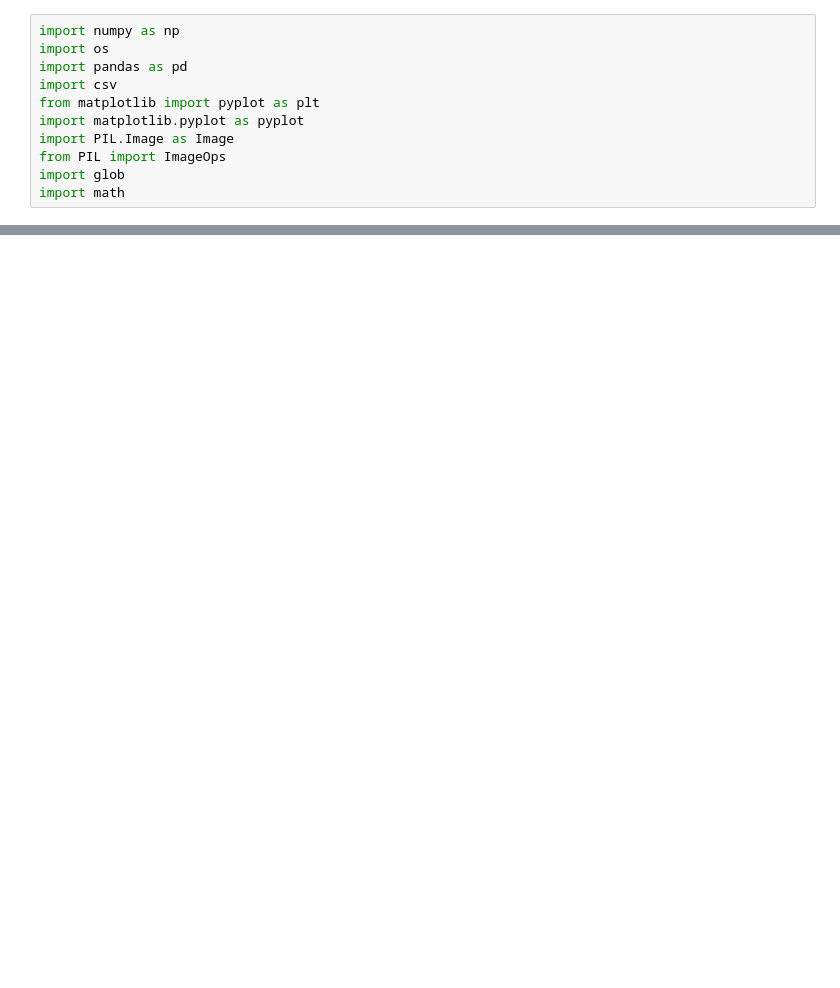
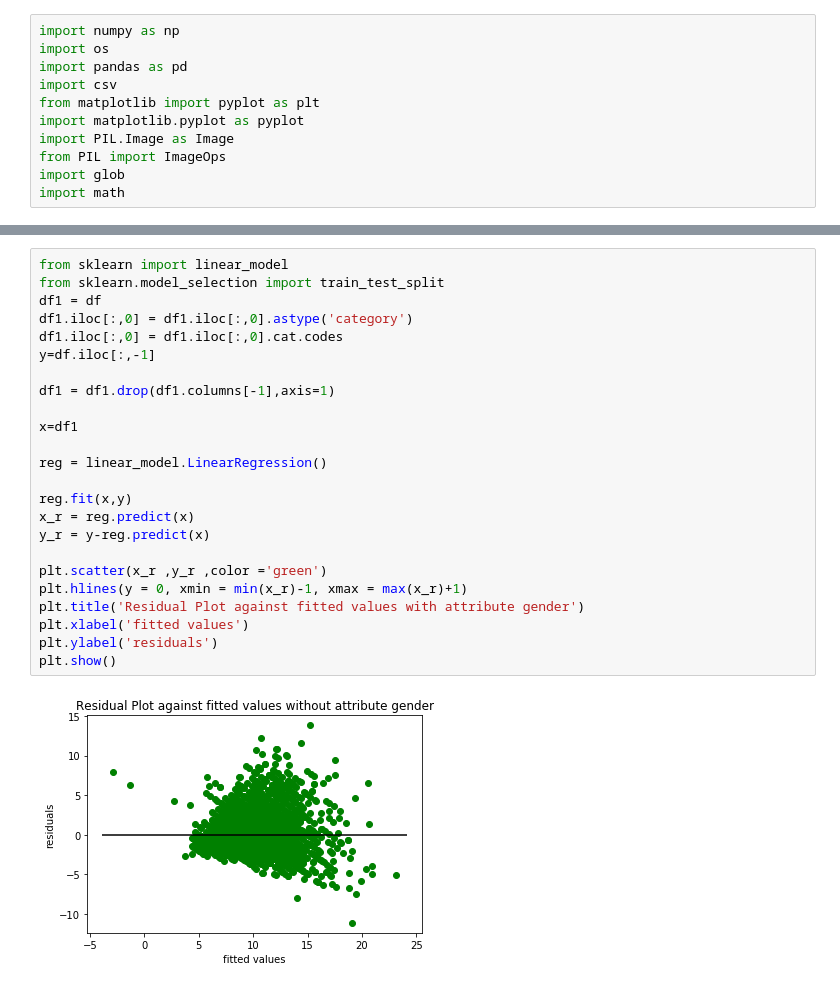
Before and after one commit to lpoon2/CS498-AML, a Jupyter notebook: hw5/hw5.3.ipynb, the cells around one changed output, grey strips where cells are left out. Drawn from its saved outputs; the diff is of its cells as text; blank space fills up the shorter version.

```diff
--- a/hw5/hw5.3.ipynb
+++ b/hw5/hw5.3.ipynb
@@ -38,0 +38,26 @@ plt.show()
+# %%
+from sklearn import linear_model
+from sklearn.model_selection import train_test_split
+df1 = df
+df1.iloc[:,0] = df1.iloc[:,0].astype('category')
+df1.iloc[:,0] = df1.iloc[:,0].cat.codes
+y=df.iloc[:,-1]
+
+df1 = df1.drop(df1.columns[-1],axis=1)
+
+x=df1
+
+reg = linear_model.LinearRegression()
+
+reg.fit(x,y)
+x_r = reg.predict(x)
+y_r = y-reg.predict(x)
+
+plt.scatter(x_r ,y_r ,color ='green')
+plt.hlines(y = 0, xmin = min(x_r)-1, xmax = max(x_r)+1)
+plt.title('Residual Plot against fitted values with attribute gender')
+plt.xlabel('fitted values')
+plt.ylabel('residuals')
+plt.show()
+# %% [output]
+[figure, added]
```
Also changed, not shown: parts of 12 cells of this notebook, 2 other files.
